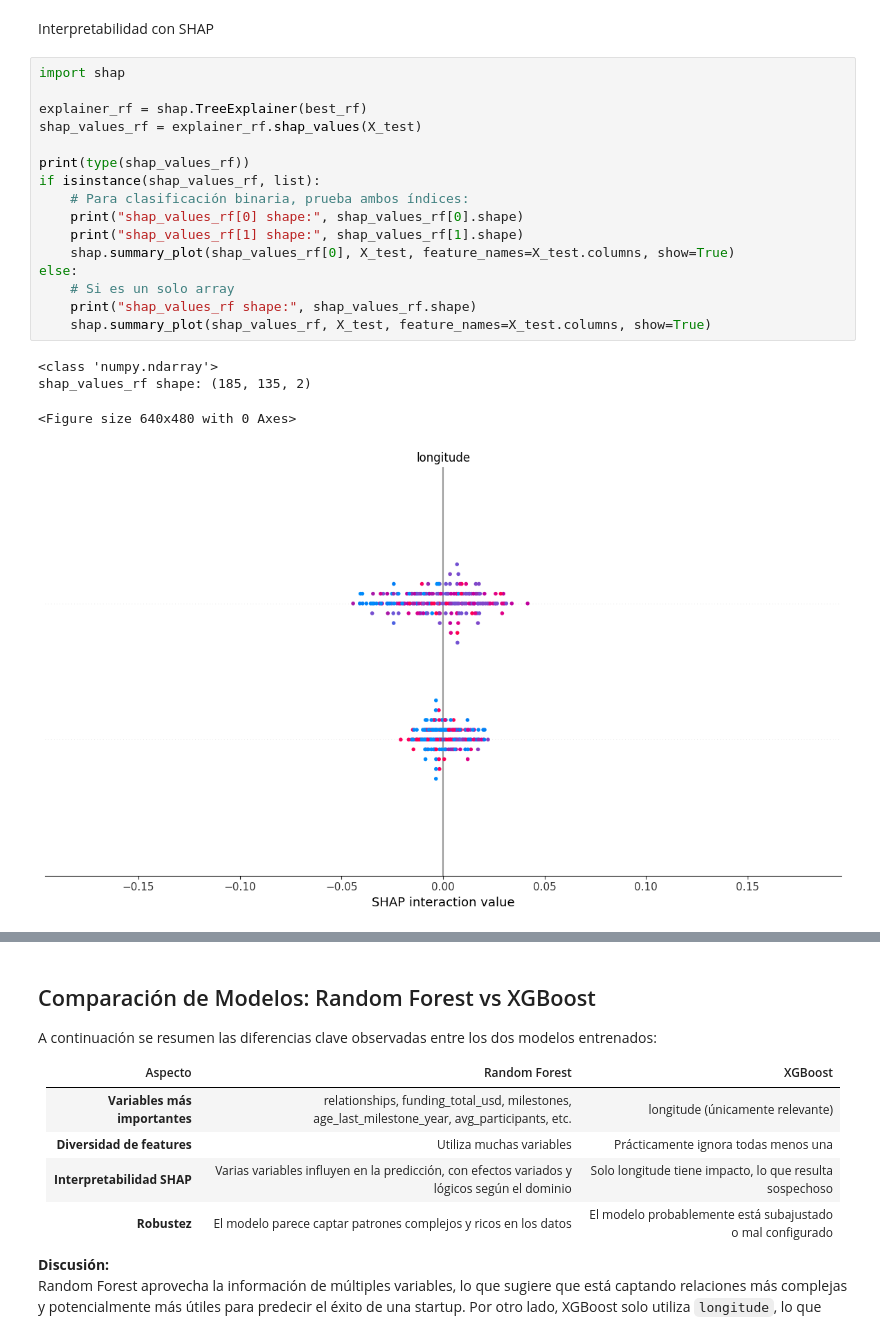
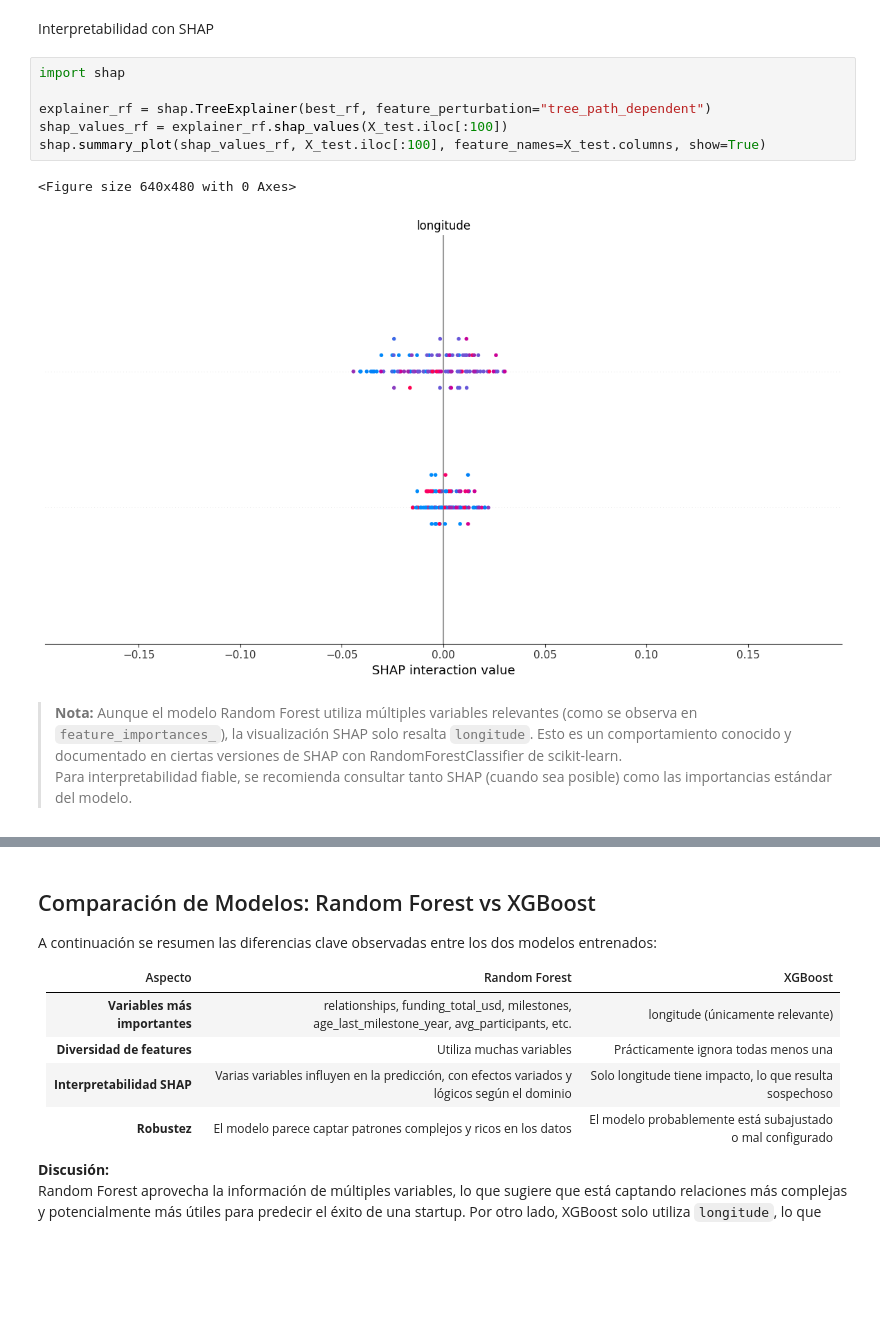
Before and after one commit to AlexLopez-ia/startups-ml, a Jupyter notebook: notebooks/05_model_comparison.ipynb, the cells around one changed output, grey strips where cells are left out. Drawn from its saved outputs; the diff is of its cells as text; blank space fills up the shorter version.

```diff
--- a/notebooks/05_model_comparison.ipynb
+++ b/notebooks/05_model_comparison.ipynb
@@ -269,27 +268,18 @@ plt.show()
 [figure]
 # %% [markdown]
 Interpretabilidad con SHAP
-# %%
-import shap
-
-explainer_rf = shap.TreeExplainer(best_rf)
-shap_values_rf = explainer_rf.shap_values(X_test)
-
-print(type(shap_values_rf))
-if isinstance(shap_values_rf, list):
-    # Para clasificación binaria, prueba ambos índices:
-    print("shap_values_rf[0] shape:", shap_values_rf[0].shape)
-    print("shap_values_rf[1] shape:", shap_values_rf[1].shape)
-    shap.summary_plot(shap_values_rf[0], X_test, feature_names=X_test.columns, show=True)
-else:
-    # Si es un solo array
-    print("shap_values_rf shape:", shap_values_rf.shape)
-    shap.summary_plot(shap_values_rf, X_test, feature_names=X_test.columns, show=True)
-# %% [output]
-<class 'numpy.ndarray'>
-shap_values_rf shape: (185, 135, 2)
-<Figure size 640x480 with 0 Axes>
-[figure, removed]
+# %%
+import shap
+
+explainer_rf = shap.TreeExplainer(best_rf, feature_perturbation="tree_path_dependent")
+shap_values_rf = explainer_rf.shap_values(X_test.iloc[:100])
+shap.summary_plot(shap_values_rf, X_test.iloc[:100], feature_names=X_test.columns, show=True)
+# %% [output]
+<Figure size 640x480 with 0 Axes>
+[figure, added]
+# %% [markdown]
+> **Nota:** Aunque el modelo Random Forest utiliza múltiples variables relevantes (como se observa en `feature_importances_`), la visualización SHAP solo resalta `longitude`. Esto es un comportamiento conocido y documentado en ciertas versiones de SHAP con RandomForestClassifier de scikit-learn.
+> Para interpretabilidad fiable, se recomienda consultar tanto SHAP (cuando sea posible) como las importancias estándar del modelo.
 # %%
 explainer_xgb = shap.TreeExplainer(best_xgb)
 shap_values_xgb = explainer_xgb.shap_values(X_test)
```
Also changed, not shown: parts of 2 cells of this notebook.
